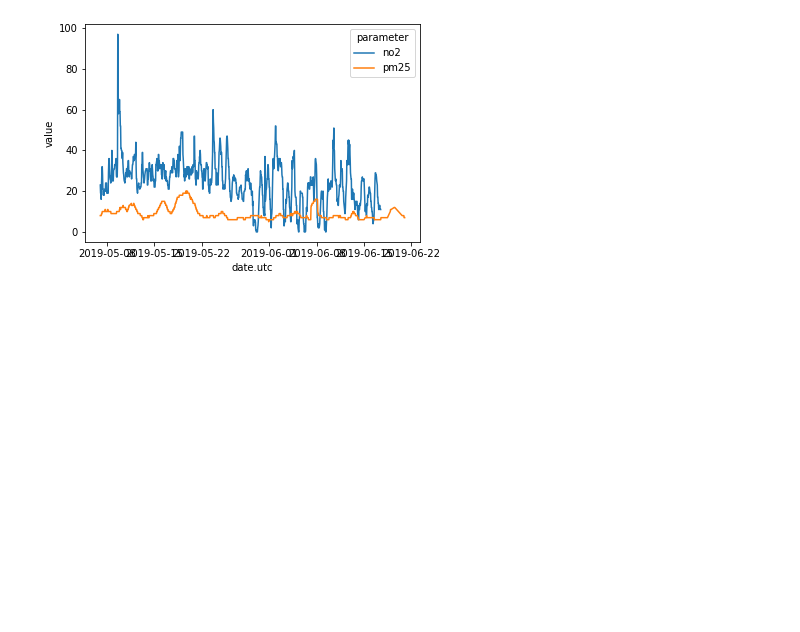
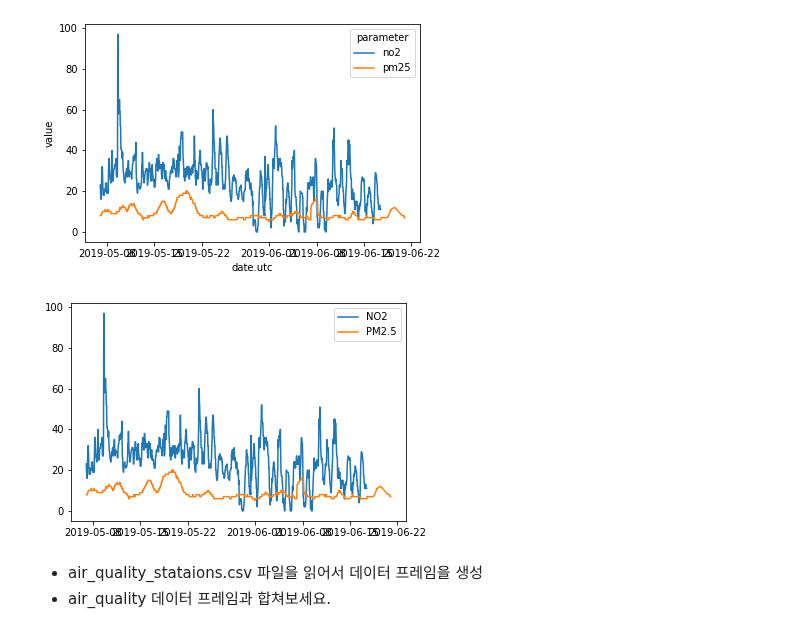
Before and after one commit to JakeOh/202011_itw_bd21, a Jupyter notebook: lab_da/da13_concat.ipynb, the cells around one changed output. Saved outputs shown, nothing was run; the diff lists cells and outputs as text; code cells hidden in the pictures; blank space fills up the shorter version.

```diff
--- a/lab_da/da13_concat.ipynb
+++ b/lab_da/da13_concat.ipynb
@@ -449,3 +449,19 @@ sns.lineplot(data=air_quality[air_quality['city'] == 'London'],
 plt.show()
 # %% [output]
 [figure]
+# %%
+london_no2 = air_quality[(air_quality['city'] == 'London') &
+                         (air_quality['parameter'] == 'no2')]
+london_pm25 = air_quality[(air_quality['city'] == 'London') &
+                          (air_quality['parameter'] == 'pm25')]
+
+plt.plot('date.utc', 'value', data=london_no2, label='NO2')
+plt.plot('date.utc', 'value', data=london_pm25, label='PM2.5')
+
+plt.legend()
+plt.show()
+# %% [output]
+[figure, added]
+# %% [markdown]
+*   air_quality_stataions.csv 파일을 읽어서 데이터 프레임을 생성
+*   air_quality 데이터 프레임과 합쳐보세요.
```
Also changed, not shown: parts of 8 cells of this notebook.
